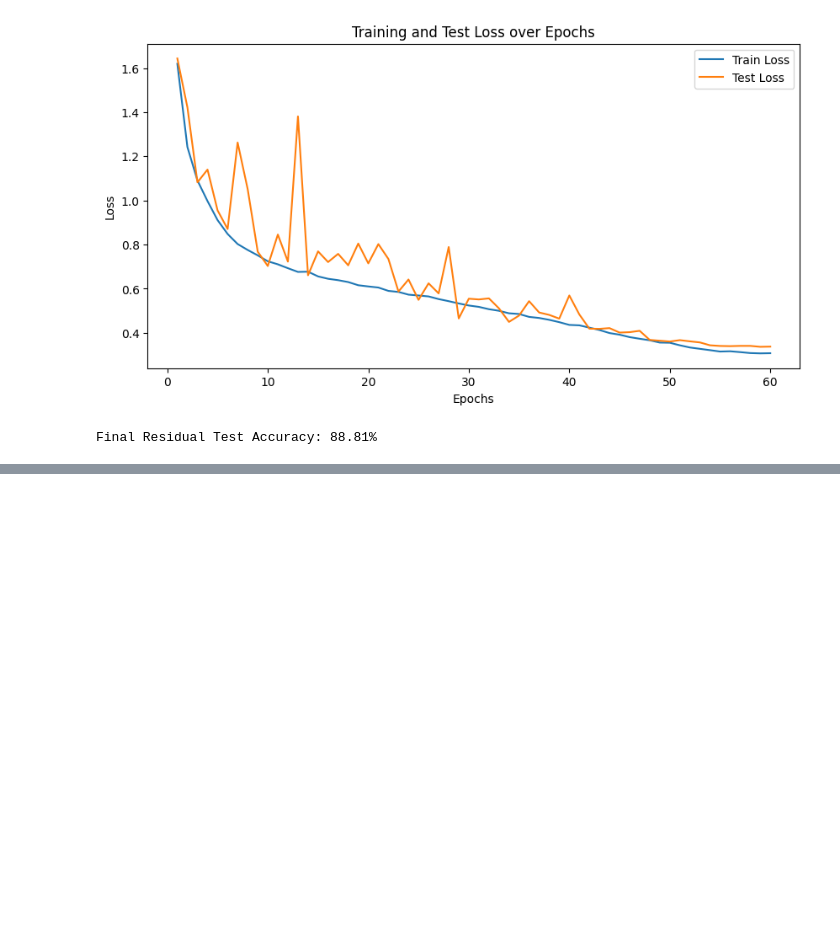
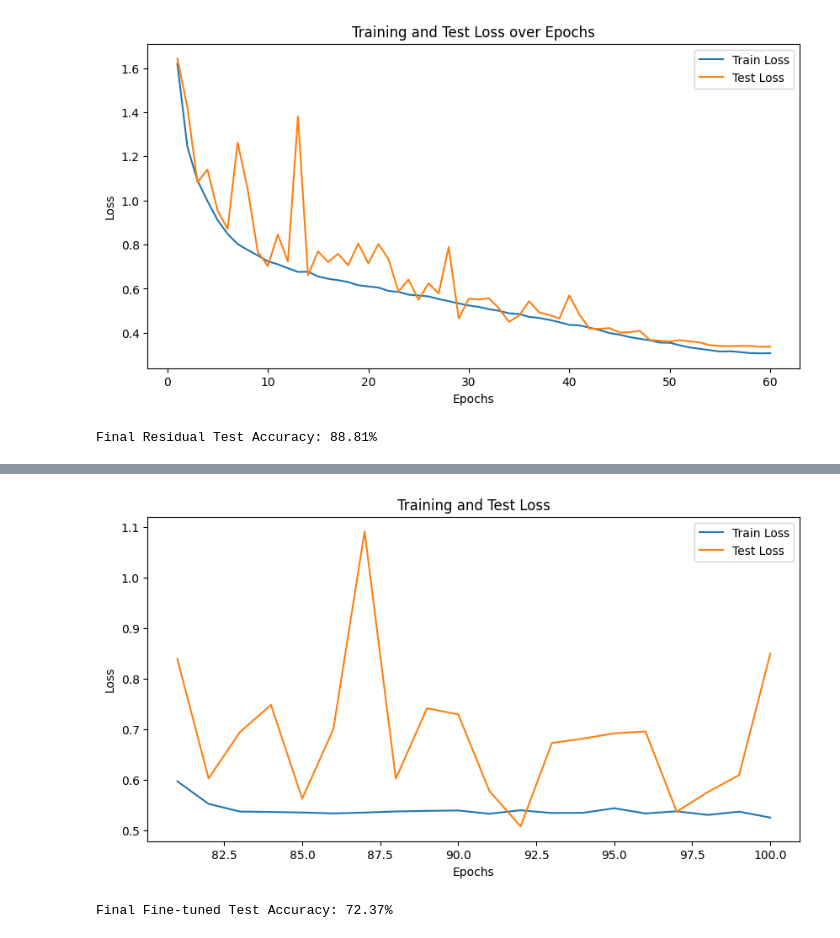
Before and after one commit to yashc73080/CS462-Deep-Learning, a Jupyter notebook: HW4/best_cifar.ipynb, the cells around one changed output, grey strips where cells are left out. Saved outputs shown, nothing was run; the diff lists cells and outputs as text; code cells hidden in the pictures; blank space fills up the shorter version.

```diff
--- a/HW4/best_cifar.ipynb
+++ b/HW4/best_cifar.ipynb
@@ -375,0 +409,9 @@ Final Residual Test Accuracy: 88.81%
+# %%
+print("Starting Fine-tuning...")
+rescnn3 = ResidualConvNetwork(input_size=(3, 32, 32), device=device)
+rescnn3, ft_train_losses, ft_test_losses = train_model(rescnn3, cifar_train_loader, cifar_test_loader, num_epochs=100, lr=1e-4, decay=1e-4, plot=True, device=device,
+                                                       start_epoch=80, checkpoint_path="checkpoints/rescnn3_ckpt.pth", resume=True)
+final_ft_test_accuracy = test_model(rescnn3, cifar_test_loader, device=device)
+save_model(rescnn3, "final_resnet3_ft.pth")
+print(f"Final Fine-tuned Test Accuracy: {final_ft_test_accuracy:.2f}%")
+# %% [output]
@@ -375,0 +435,2 @@ Final Residual Test Accuracy: 88.81%
+[figure, added]
+Final Fine-tuned Test Accuracy: 72.37%
```
Also changed, not shown: parts of 4 cells of this notebook.
